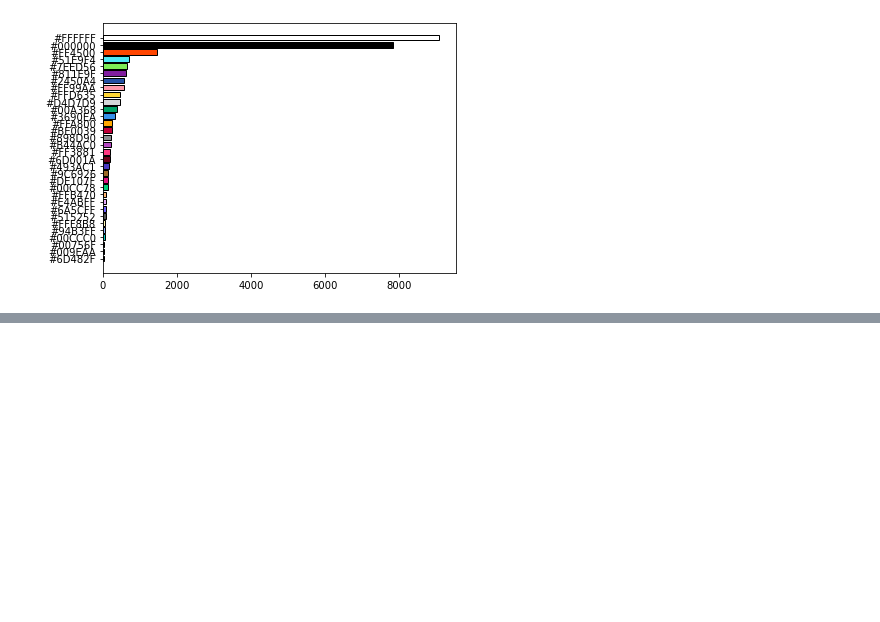
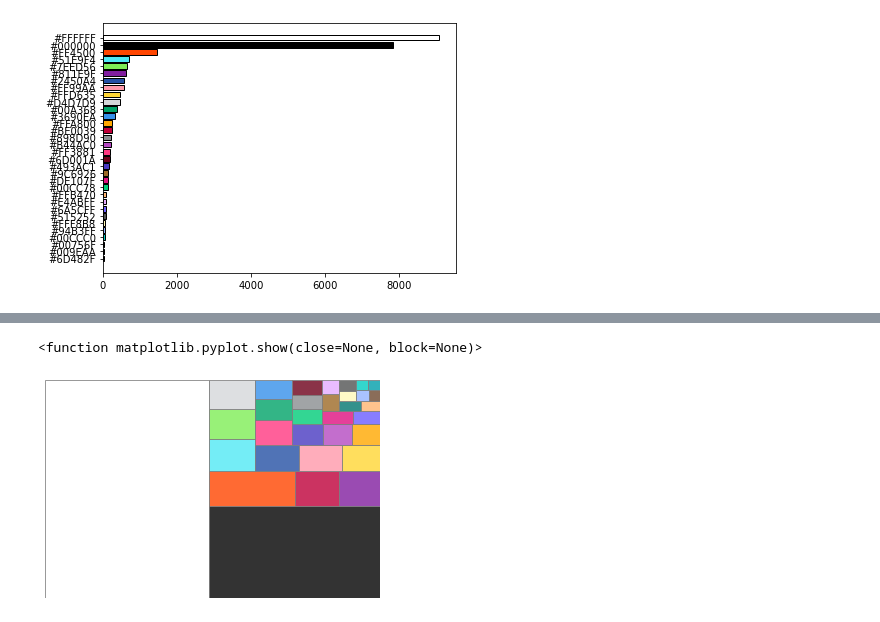
Before and after one commit to ahreed304/pixel-wars, a Jupyter notebook: main.ipynb, the cells around one changed output, grey strips where cells are left out. Drawn from its saved outputs; the diff is of its cells as text; code cells hidden in the pictures; blank space fills up the shorter version.

```diff
--- a/main.ipynb
+++ b/main.ipynb
@@ -101,0 +99,9 @@ TypeError: The view function did not return a valid response tuple. The tuple mu
+# %%
+# squareify plot showing the number of times each color was used - wedge color is the color used
+squarify.plot(sizes, color=colors, alpha=.8, edgecolor='gray')
+plt.axis('off')
+plt.savefig('Colors_Square_10x10.png')
+plt.show
+# %% [output]
+<function matplotlib.pyplot.show(close=None, block=None)>
+[figure, added]
```
Also changed, not shown: parts of 5 cells of this notebook, 6 other files.
